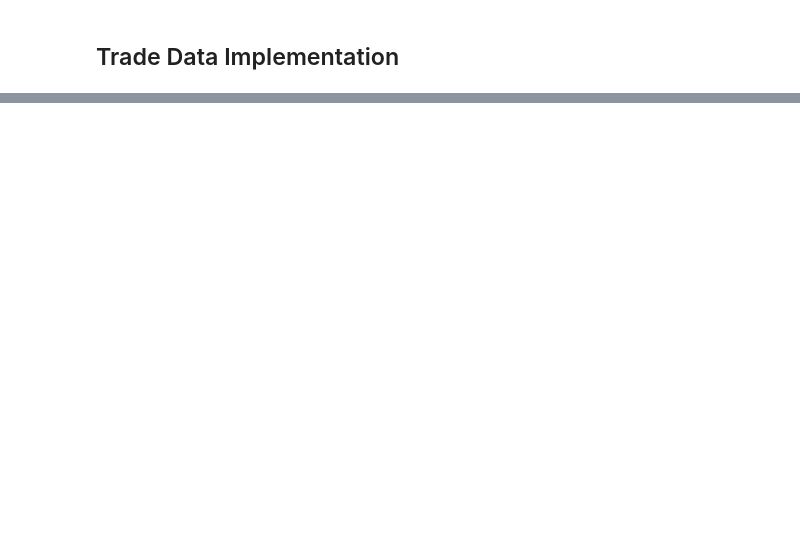
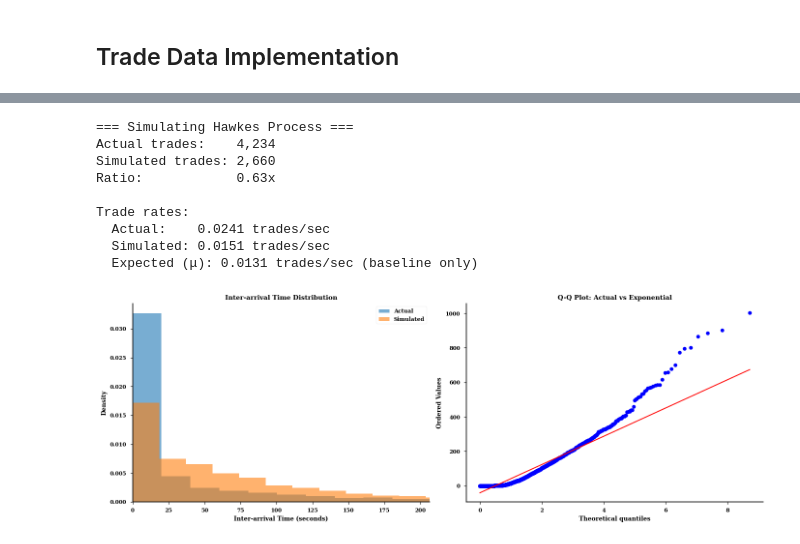
Before and after one commit to rspence821505/Order-Book-Microstructure-Analysis, a Jupyter notebook: notebooks/20_hawkes_analysis.ipynb, the cells around one changed output, grey strips where cells are left out. Drawn from its saved outputs; the diff is of its cells as text; code cells hidden in the pictures; blank space fills up the shorter version.

```diff
--- a/notebooks/20_hawkes_analysis.ipynb
+++ b/notebooks/20_hawkes_analysis.ipynb
@@ -14,8 +14,21 @@ import numpy as np
 import matplotlib.pyplot as plt
 import seaborn as sns
 
+# Visualization settings
+plt.style.use('seaborn-v0_8-paper')
+plt.rcParams.update({
+    'font.family': 'serif',
+    'font.weight': 'bold',
+    'axes.labelweight': 'bold',
+    'axes.titleweight': 'bold',
+    'axes.linewidth': 1.2,
+    'axes.spines.top': False,
+    'axes.spines.right': False,
+})
+
 
 from src.config import (
+    RAW_DATA_DIR,
     INTERIM_DATA_DIR,
     PROCESSED_DATA_DIR,
     FIGURES_DIR
@@ -102,10 +137,12 @@ Clustered data test (should have HIGH branching ratio):
 
 # Load trade data
 print("Loading trade data...")
-trade_df = pd.read_parquet(INTERIM_DATA_DIR / 'synchronized_lob_trades.parquet')
+trade_df = pd.read_parquet(RAW_DATA_DIR / 'binance_trades/btc_trades_partial.parquet')
 
 # Extract timestamps (ensure in seconds)
+# make index into column
+trade_df = trade_df.reset_index()
 trade_times = trade_df['timestamp'].values
 print(f"Loaded {len(trade_times):,} trades")
-print(f"Time range: {trade_times[0]:.2f}s to {trade_times[-1]:.2f}s")
-print(f"Duration: {(trade_times[-1] - trade_times[0]) / 60:.2f} minutes")
+print("Converting timestamps to seconds...")
+trade_times = (trade_times - trade_times[0]) / np.timedelta64(1, 's')
@@ -168,30 +294,50 @@ plt.show()
 print("\n=== Simulating Hawkes Process ===")
 T_sim = trade_times[-1] - trade_times[0]  # Same duration
 simulated_times = extractor.simulate(T_sim, random_state=42)
 
 print(f"Actual trades:    {len(trade_times):,}")
 print(f"Simulated trades: {len(simulated_times):,}")
+print(f"Ratio:            {len(simulated_times) / len(trade_times):.2f}x")
+
+# Compare rates
+actual_rate = len(trade_times) / T_sim
+simulated_rate = len(simulated_times) / T_sim
+print(f"\nTrade rates:")
+print(f"  Actual:    {actual_rate:.4f} trades/sec")
+print(f"  Simulated: {simulated_rate:.4f} trades/sec")
+print(f"  Expected (μ): {params['mu']:.4f} trades/sec (baseline only)")
 
 # Compare inter-arrival time distributions
 actual_interarrival = np.diff(trade_times)
 simulated_interarrival = np.diff(simulated_times)
 
 fig, axes = plt.subplots(1, 2, figsize=(14, 5))
 
 # Histogram comparison
 axes[0].hist(actual_interarrival, bins=50, alpha=0.6, label='Actual', density=True)
 axes[0].hist(simulated_interarrival, bins=50, alpha=0.6, label='Simulated', density=True)
 axes[0].set_xlabel('Inter-arrival Time (seconds)')
 axes[0].set_ylabel('Density')
 axes[0].set_title('Inter-arrival Time Distribution')
 axes[0].legend()
 axes[0].set_xlim(0, np.percentile(actual_interarrival, 95))
 
 # QQ plot
 from scipy import stats
 stats.probplot(actual_interarrival, dist=stats.expon, plot=axes[1])
 axes[1].set_title('Q-Q Plot: Actual vs Exponential')
 
 plt.tight_layout()
 plt.savefig(FIGURES_DIR / 'hawkes_analysis/hawkes_simulation_comparison.png', dpi=150)
 plt.show()
+# %% [output]
+=== Simulating Hawkes Process ===
+Actual trades:    4,234
+Simulated trades: 2,660
+Ratio:            0.63x
+
+Trade rates:
+  Actual:    0.0241 trades/sec
+  Simulated: 0.0151 trades/sec
+  Expected (μ): 0.0131 trades/sec (baseline only)
+[figure, added]
```
Also changed, not shown: parts of 26 cells of this notebook, 17 other files.
